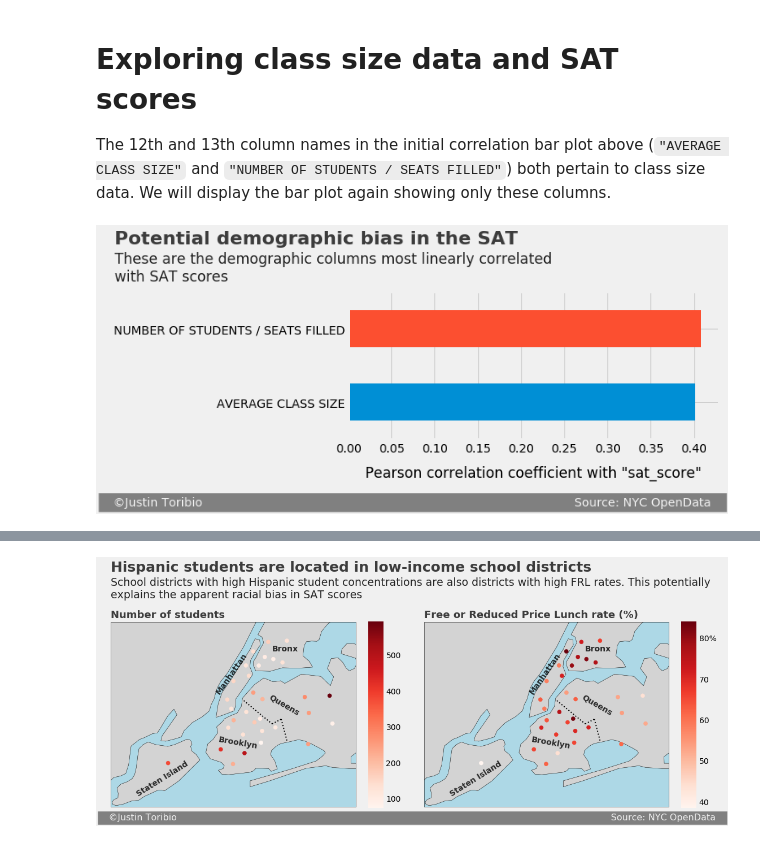
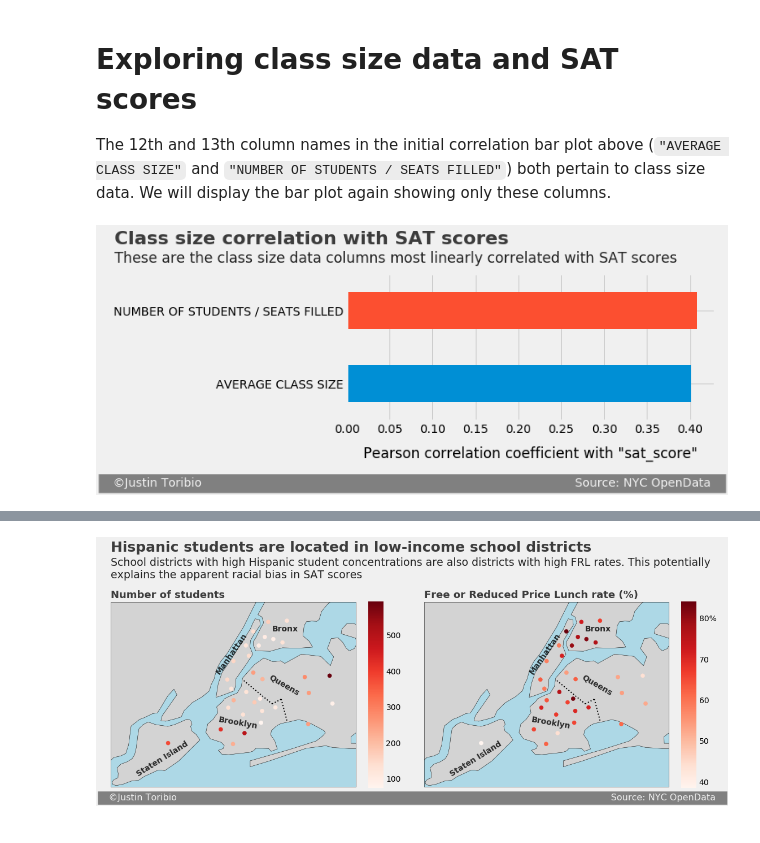
Before and after one commit to JustinToribio/analyzing-the-sat, a Jupyter notebook: notebooks/1.0-jt-analyze-the-sat.ipynb, the cells around one changed output, grey strips where cells are left out. Drawn from its saved outputs; the diff is of its cells as text; code cells hidden in the pictures.

Commit message:
notebook: class size bar charts, scatter plots drafted

```diff
--- a/notebooks/1.0-jt-analyze-the-sat.ipynb
+++ b/notebooks/1.0-jt-analyze-the-sat.ipynb
@@ -951,17 +951,17 @@ The 12th and 13th column names in the initial correlation bar plot above (`"AVER
 # %%
 # Assign the column names to be viewed and the text of the bar plot to
 # variables.
 columns = ["AVERAGE CLASS SIZE", "NUMBER OF STUDENTS / SEATS FILLED"]
-title = "Potential demographic bias in the SAT"
-subtitle = ("These are the demographic columns most linearly correlated\n"
-            "with SAT scores")
+title = "Class size correlation with SAT scores"
+subtitle = ("These are the class size data columns most linearly correlated"
+            " with SAT scores")
 x_axis_label = 'Pearson correlation coefficient with "sat_score"'
 
 # Create and display the bar plot.
 corr_bar_plot(data, "sat_score", columns=columns,
               fig_size=(7, 3), x_axis_label=x_axis_label,
-              title=title, title_y_adj=-2.85, title_x_adj=-.271,
+              title=title, title_y_adj=-3.1, title_x_adj=-.271,
               sub=subtitle, sub_y_adj=-1.35, sub_x_adj=-.271,
-              sig_y_adj=2.6, sig_x_adj=-.285, sig_space_adj=96)
+              sig_y_adj=2.6, sig_x_adj=-.285, sig_space_adj=97)
 # %% [output]
-[figure, old version]
+[figure, new version]
```
Also changed, not shown: parts of 10 cells of this notebook.
